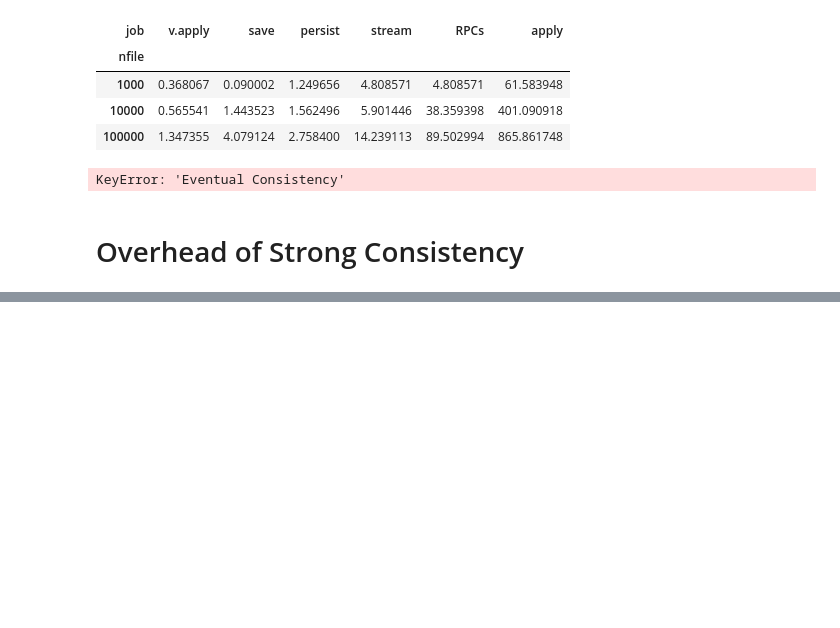
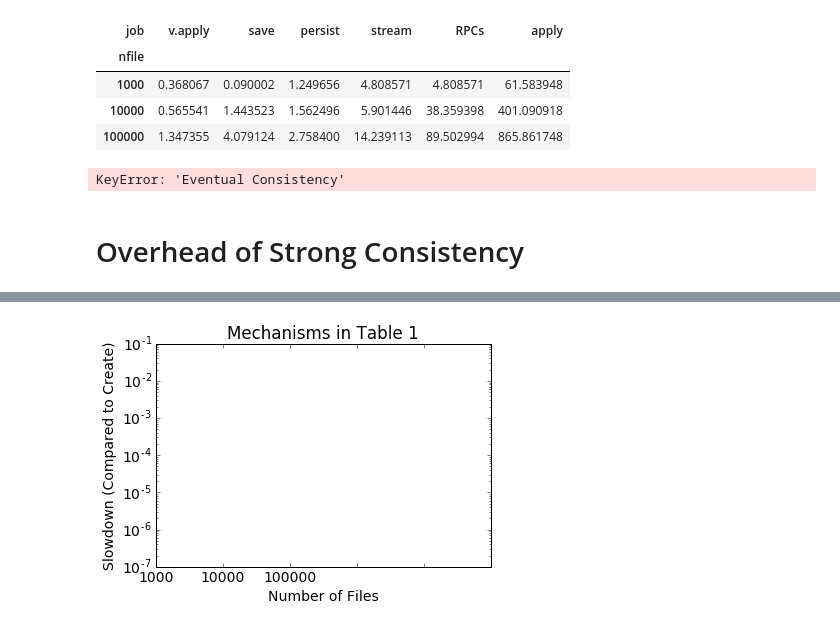
Before and after one commit to michaelsevilla/anonymous-popper, a Jupyter notebook: viz-decoupled.ipynb, the cells around one changed output, grey strips where cells are left out. Cells and saved outputs as stored; diff of their text form; code cells hidden in the pictures; blank space fills up the shorter version.

```diff
--- a/viz-decoupled.ipynb
+++ b/viz-decoupled.ipynb
@@ -285,0 +303,84 @@ print fair['Eventual Consistency']/fair['Eventual Consistency,\nNo Fault Toleran
+# %%
+fig, ax = plt.subplots(1, 1)
+exp   = "experiments/fuse/batchfs/results-all/"
+runs  = ["run0", "run1", "run2", "run3"]
+jobs  = ['RPCs', 'create', 'save', 'persist', 'v.apply', 'apply']
+files = ['1000', '10000', '100000']
+
+# get nostream
+df = pd.DataFrame(columns=['job', 'nfile', 'rtime'])
+for nfiles in files:
+    for s in ["stream", "nostream"]:
+        for run in runs:
+            # parse the events execution times
+            expdir = exp
+            expdir += '/results-' + run
+            expdir += '/' + nfiles
+            with open(expdir + '/summary-' + s + '.txt') as f:
+                d = pd.read_csv(f, names=['job', 'time', 'delta'])
+                d['rtime'] = d['delta'].apply(to_seconds)
+                d['nfile'] = np.full(len(d), nfiles)
+                del d['time'], d['delta']
+                d['job'] = d['job'] + '-' + s + '-' + run
+                df = df.append(d, ignore_index=True)
+            # parse the RPCs execution times
+            df.loc[len(df)] = ["RPCs-" + s + '-' + run] + [float(nfiles)] + [mdtest(expdir + '/summary-rpcs-' + s + '.txt')]
+# massage into graphable format
+df = df.pivot(index='nfile', values='rtime', columns='job')
+print df
+
+mean = pd.DataFrame()
+stds = pd.DataFrame()
+for j in jobs:
+    for s in ["stream", "nostream"]:
+        job = j + '-' + s
+        dfs = [job + '-' + r for r in runs]
+        try:
+            mean[job] = df[dfs].mean(axis=1)
+            stds[job] = df[dfs].std(axis=1)
+        except:
+            pass
+#mean = mean.reset_index()
+#stds = stds.reset_index()
+print mean
+#mean.plot.bar(ax=ax, yerr=stds)
+print mean
+ax.set_title("Mechanisms in Table 1")
+ax.set_ylabel("Slowdown (Compared to Create)")
+ax.set_xticklabels(files, rotation=0)
+ax.set_xlabel("Number of Files")
+ax.yaxis.set_major_formatter(FormatStrFormatter('%.0fx'))
+ax.set_yscale('log')
+fig.savefig('paper/graphs/slowdown-mechanisms.png', dpi=400)
+
+bars = ax.patches
+hatches = ''.join(h*len(slowdowns) for h in 'xxx   ')
+for bar, hatch in zip(bars, hatches):
+    bar.set_hatch(hatch)
+ax.legend(fontsize=11, loc='lower right', ncol=2)
+font = {'size'   : 14}
+matplotlib.rc('font', **font)
+
+
+# calculate the phase execution times
+slowdown_mean = pd.DataFrame()
+slowdown_mean['RPCs'] = mean['RPCs-nostream']
+slowdown_mean['stream'] = mean['RPCs-stream'] - mean['RPCs-nostream']
+slowdown_mean['create'] = mean['create-nostream']
+
+
+#slowdown_mean['RPCs'] = mean['RPCs']
+#slowdown_mean.plot.bar(ax=ax)
+#df['RPCs'] = df['RPCs-nostream']
+#df['stream'] = df['RPCs-stream'] - df['RPCs-nostream']
+#df['create'] = df['create-nostream']
+#df['local persist'] = df['save-nostream'] - df['create']
+#df['global persist'] = df['persist-nostream'] - df['create']
+#df['volatile apply'] = df['v.apply-nostream'] - df['create']
+#df['nonvolatile apply'] = df['apply-nostream'] - df['create']
+
+# prune
+#creates = df['create']
+#slowdowns = df[['stream', 'local persist', 'global persist', 'RPCs', 'nonvolatile apply', 'volatile apply']]
+#slowdowns = slowdowns[:].div(creates, axis=0)
+# %% [output]
@@ -285,0 +409 @@ print fair['Eventual Consistency']/fair['Eventual Consistency,\nNo Fault Toleran
+[figure, added]
```
Also changed, not shown: parts of 3 cells of this notebook, 5 other files.
